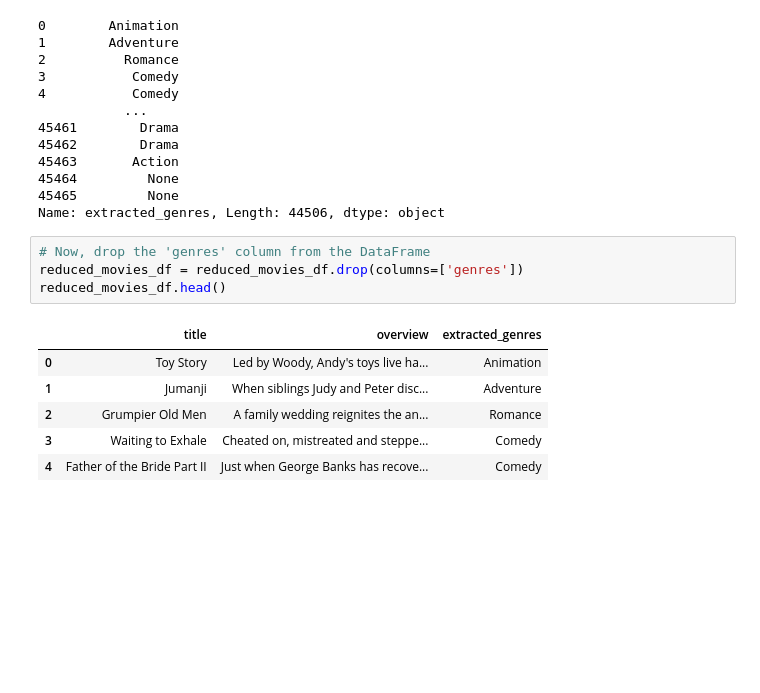
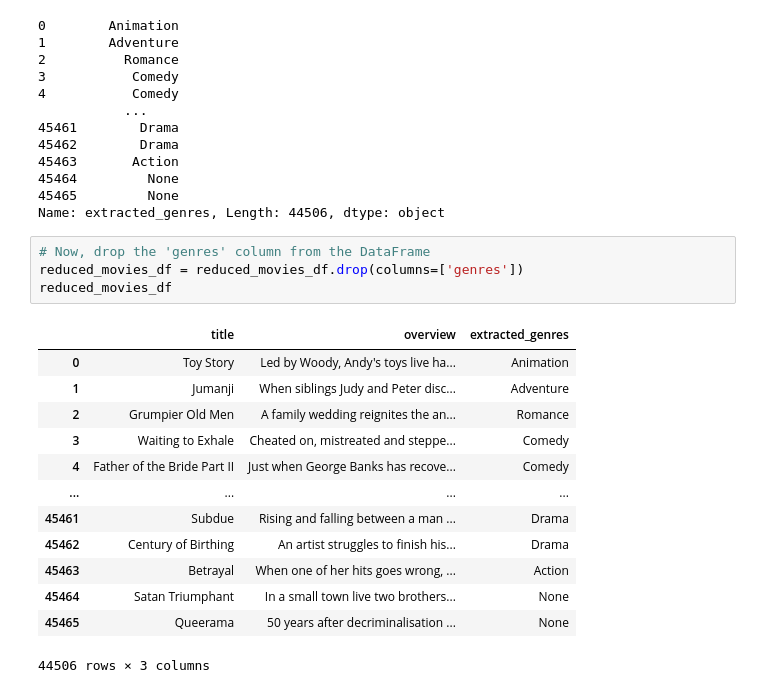
Before and after one commit to a-dhil/movie-recommendation, a Jupyter notebook: Moviedata_eda.ipynb, the cells around one changed output. Saved outputs shown, nothing was run; the diff lists cells and outputs as text; blank space fills up the shorter version.

```diff
--- a/Moviedata_eda.ipynb
+++ b/Moviedata_eda.ipynb
@@ -132,11 +133,18 @@ Name: extracted_genres, Length: 44506, dtype: object
 # %%
 # Now, drop the 'genres' column from the DataFrame
 reduced_movies_df = reduced_movies_df.drop(columns=['genres'])
-reduced_movies_df.head()
+reduced_movies_df
 # %% [output]
 |  | title | overview | extracted_genres |
 | 0 | Toy Story | Led by Woody, Andy's toys live ha... | Animation |
 | 1 | Jumanji | When siblings Judy and Peter disc... | Adventure |
 | 2 | Grumpier Old Men | A family wedding reignites the an... | Romance |
 | 3 | Waiting to Exhale | Cheated on, mistreated and steppe... | Comedy |
 | 4 | Father of the Bride Part II | Just when George Banks has recove... | Comedy |
+| ... | ... | ... | ... |
+| 45461 | Subdue | Rising and falling between a man ... | Drama |
+| 45462 | Century of Birthing | An artist struggles to finish his... | Drama |
+| 45463 | Betrayal | When one of her hits goes wrong, ... | Action |
+| 45464 | Satan Triumphant | In a small town live two brothers... | None |
+| 45465 | Queerama | 50 years after decriminalisation ... | None |
+44506 rows × 3 columns
```
Also changed, not shown: parts of 7 cells of this notebook.
